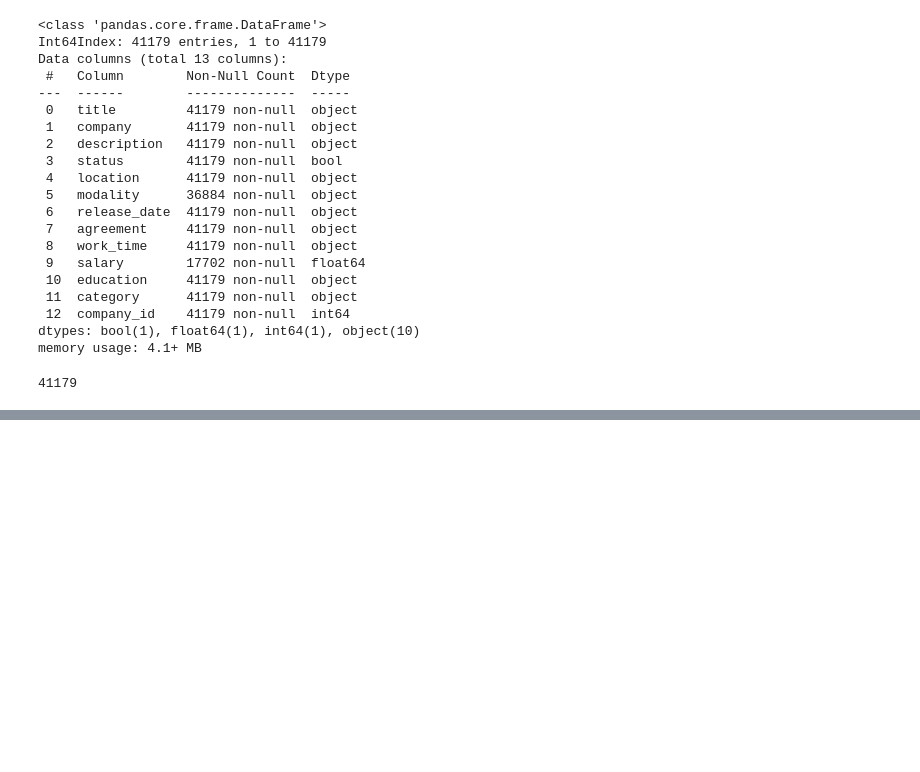
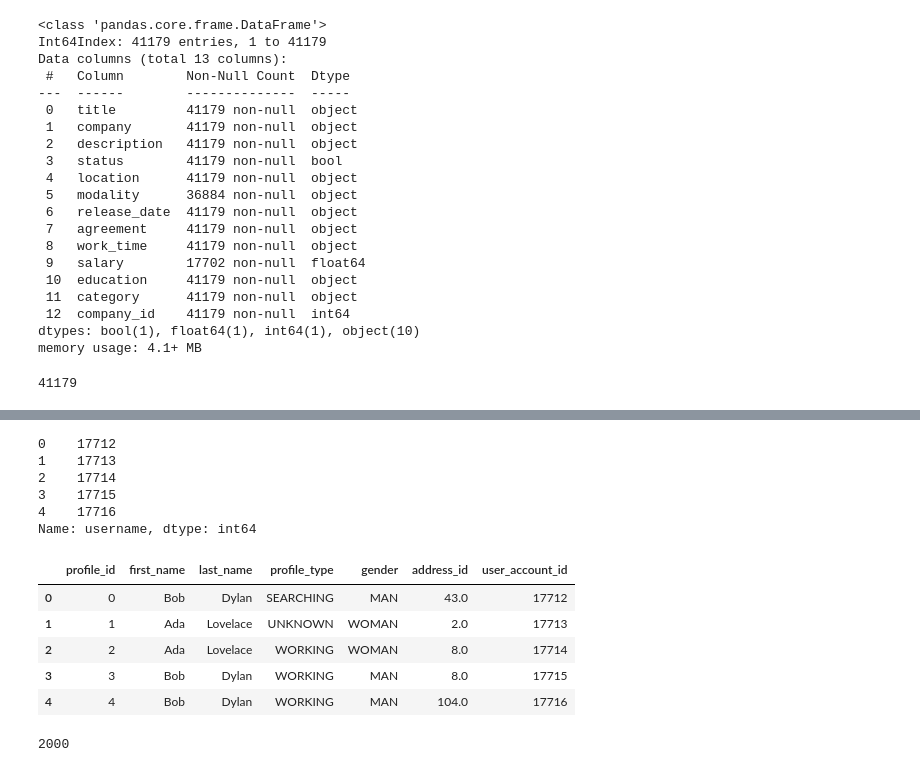
Before and after one commit to GetIn-Exp/BD-Project-2022, a Jupyter notebook: database_model/data_driver.ipynb, the cells around one changed output, grey strips where cells are left out. Cells and saved outputs as stored; diff of their text form; code cells hidden in the pictures; blank space fills up the shorter version.

```diff
--- a/database_model/data_driver.ipynb
+++ b/database_model/data_driver.ipynb
@@ -161,0 +255,14 @@ df.to_sql(name = 'JOB_OFFER', con = engine, if_exists = 'append', index = True)
+# %%
+# 1. Dicts to translate between INE table labels and our database column names
+names_dict = {"Hombres": "Bob Dylan", "Mujeres" : "Ada Lovelace"}
+working_dict = {'Trabajando' : "WORKING", "En desempleo" : "SEARCHING", "En desenpleo" : "SEARCHING", "Inactivo" : "UNKNOWN"}
+gender_dict = {'Hombres' : "MAN", "Mujeres" : "WOMAN"}
+# %%
+# 2. Use the spain_provinces distribution to get the user addresses.
+
+spain_provinces = pd.read_csv("../oferta_analysis/spain_offers_general.csv")
+spain_provinces.head()
+
+user_addresses = np.random.choice(spain_provinces['province'], population_length, p = spain_provinces['counts'] / spain_provinces['counts'].sum())
+print(user_addresses[:20])
+print(len(user_addresses))
@@ -161,0 +274,7 @@ df.to_sql(name = 'JOB_OFFER', con = engine, if_exists = 'append', index = True)
+# %%
+# We have to connect to the DB and obtain for each address its ID key
+cursor.execute('SELECT address_id, city FROM ADDRESS')
+address_name_id = {city : address_id for address_id, city in cursor.fetchall() }
+user_addresses_ids = pd.Series(user_addresses).map(address_name_id)
+user_addresses_ids.fillna(8, inplace = True) # Barcelona rules
+user_addresses_ids.info()
@@ -161,0 +290,40 @@ df.to_sql(name = 'JOB_OFFER', con = engine, if_exists = 'append', index = True)
+# %%
+# Also, to know the USER_PROFILE FK's, we connect back to the previous filled table CLIENT_ACCOUNT
+cursor.execute('SELECT user_account_id, username FROM CLIENT_ACCOUNT')
+address_name_id = {username : user_account_id for user_account_id, username in cursor.fetchall() }
+users_clients_fk = df_client_account['username'].map(address_name_id)
+users_clients_fk.head()
+# %% [output]
+0    17712
+1    17713
+2    17714
+3    17715
+4    17716
+Name: username, dtype: int64
+# %%
+# Create the DF of Users to insert to USER_PROFILE
+
+df_user_profile = pd.DataFrame()
+df_user_profile['profile_id'] = my_users.index.values
+df_user_profile['first_name'] = my_users['Sexo'].apply(lambda x: names_dict[x].split(" ")[0])
+df_user_profile['last_name'] = my_users['Sexo'].apply(lambda x: names_dict[x].split(" ")[1])
+df_user_profile['profile_type'] = my_users['Situación laboral en 2019'].apply(lambda x: working_dict[x])
+df_user_profile['gender'] = my_users['Sexo'].apply(lambda x: gender_dict[x])
+df_user_profile['address_id'] = user_addresses_ids.values
+df_user_profile['user_account_id'] = users_clients_fk.values
+
+df_user_profile.head()
+# %% [output]
+|  | profile_id | first_name | last_name | profile_type | gender | address_id | user_account_id |
+| 0 | 0 | Bob | Dylan | SEARCHING | MAN | 43.0 | 17712 |
+| 1 | 1 | Ada | Lovelace | UNKNOWN | WOMAN | 2.0 | 17713 |
+| 2 | 2 | Ada | Lovelace | WORKING | WOMAN | 8.0 | 17714 |
+| 3 | 3 | Bob | Dylan | WORKING | MAN | 8.0 | 17715 |
+| 4 | 4 | Bob | Dylan | WORKING | MAN | 104.0 | 17716 |
+# %%
+# Finally, we connect to the DB to fill the USER_PROFILE table
+
+engine = create_engine('mysql+mysqlconnector://manager:managerpassword@localhost:3306/Proyecto_BBDD', echo = False)
+df_user_profile.to_sql(name = 'USER_PROFILE', con = engine, if_exists = 'append', index = False)
+# %% [output]
+2000
```
Also changed, not shown: parts of 25 cells of this notebook.
